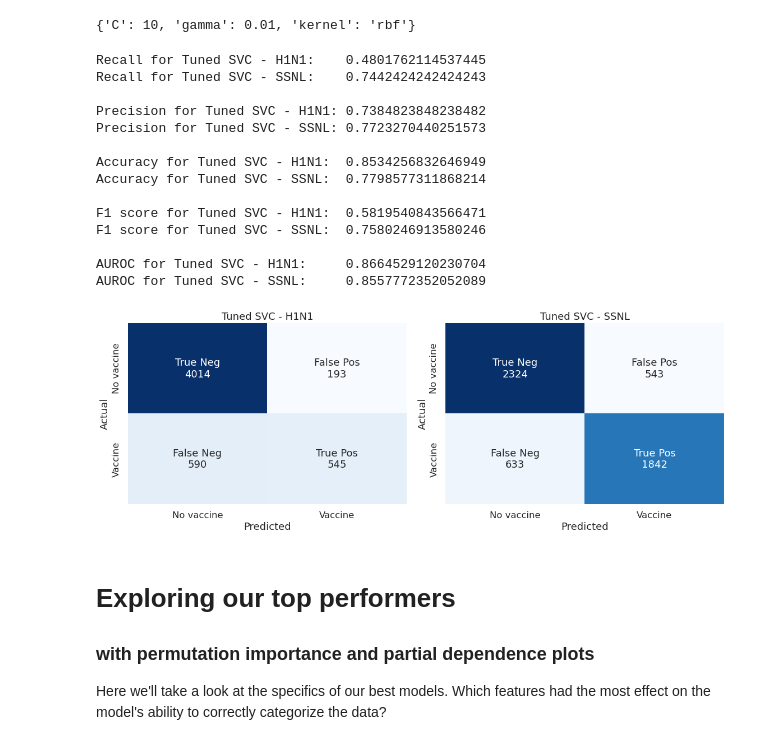
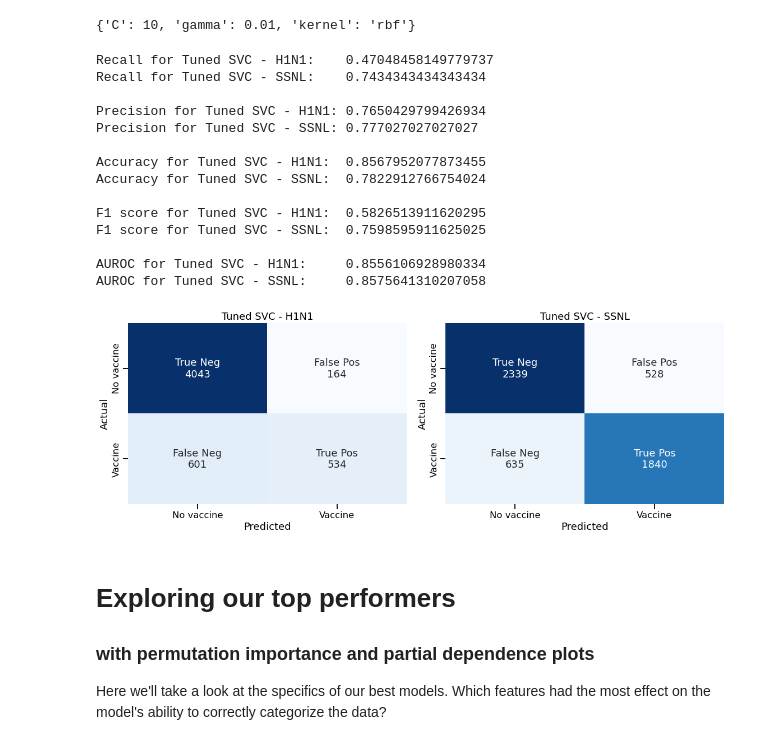
Before and after one commit to jeffbeech/Flu-Shot-Learning, a Jupyter notebook: Combined Notebook.ipynb, the cells around one changed output. Cells and saved outputs as stored; diff of their text form; code cells hidden in the pictures.

```diff
--- a/Combined Notebook.ipynb
+++ b/Combined Notebook.ipynb
@@ -1077,23 +1077,23 @@ grid.best_params_
 # %%
 # Tuned SVC
 
-train_new_model([SVC(probability = True, kernel='linear', C=1, gamma=0.001), SVC(probability = True, kernel='linear', C=1, gamma=0.001)], 'linear', model_name=['Tuned SVC - H1N1', 'Tuned SVC - SSNL'], keep_score=True)
+train_new_model([SVC(probability = True, kernel='rbf', C=10, gamma=0.01), SVC(probability = True, kernel='rbf', C=100, gamma=0.001)], 'linear', model_name=['Tuned SVC - H1N1', 'Tuned SVC - SSNL'], keep_score=True)
 # %% [output]
-Recall for Tuned SVC - H1N1:    0.4801762114537445
-Recall for Tuned SVC - SSNL:    0.7442424242424243
+Recall for Tuned SVC - H1N1:    0.47048458149779737
+Recall for Tuned SVC - SSNL:    0.7434343434343434
 
-Precision for Tuned SVC - H1N1: 0.7384823848238482
-Precision for Tuned SVC - SSNL: 0.7723270440251573
+Precision for Tuned SVC - H1N1: 0.7650429799426934
+Precision for Tuned SVC - SSNL: 0.777027027027027
 
-Accuracy for Tuned SVC - H1N1:  0.8534256832646949
-Accuracy for Tuned SVC - SSNL:  0.7798577311868214
+Accuracy for Tuned SVC - H1N1:  0.8567952077873455
+Accuracy for Tuned SVC - SSNL:  0.7822912766754024
 
-F1 score for Tuned SVC - H1N1:  0.5819540843566471
-F1 score for Tuned SVC - SSNL:  0.7580246913580246
+F1 score for Tuned SVC - H1N1:  0.5826513911620295
+F1 score for Tuned SVC - SSNL:  0.7598595911625025
 
-AUROC for Tuned SVC - H1N1:     0.8664529120230704
-AUROC for Tuned SVC - SSNL:     0.8557772352052089
+AUROC for Tuned SVC - H1N1:     0.8556106928980334
+AUROC for Tuned SVC - SSNL:     0.8575641310207058
-[figure, old version]
+[figure, new version]
 # %% [markdown]
 # Exploring our top performers
 ### with permutation importance and partial dependence plots
```
Also changed, not shown: parts of 10 cells of this notebook.
